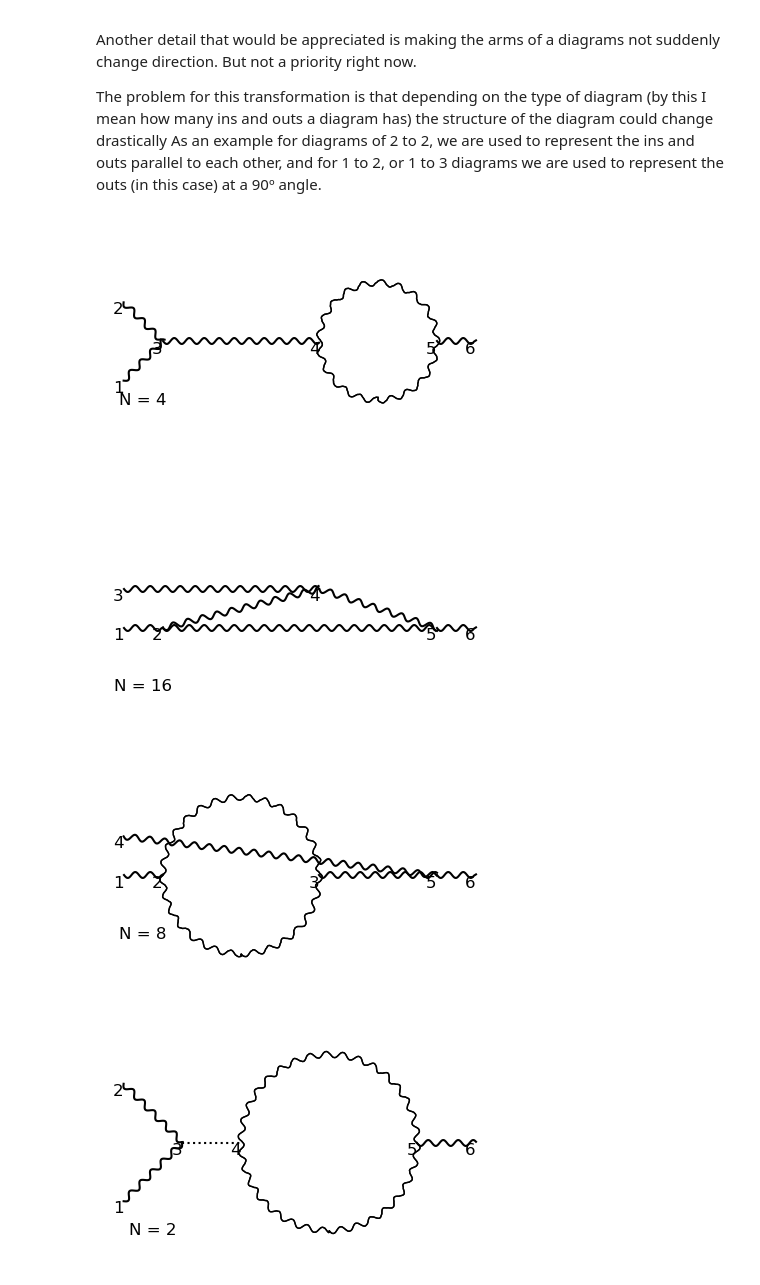
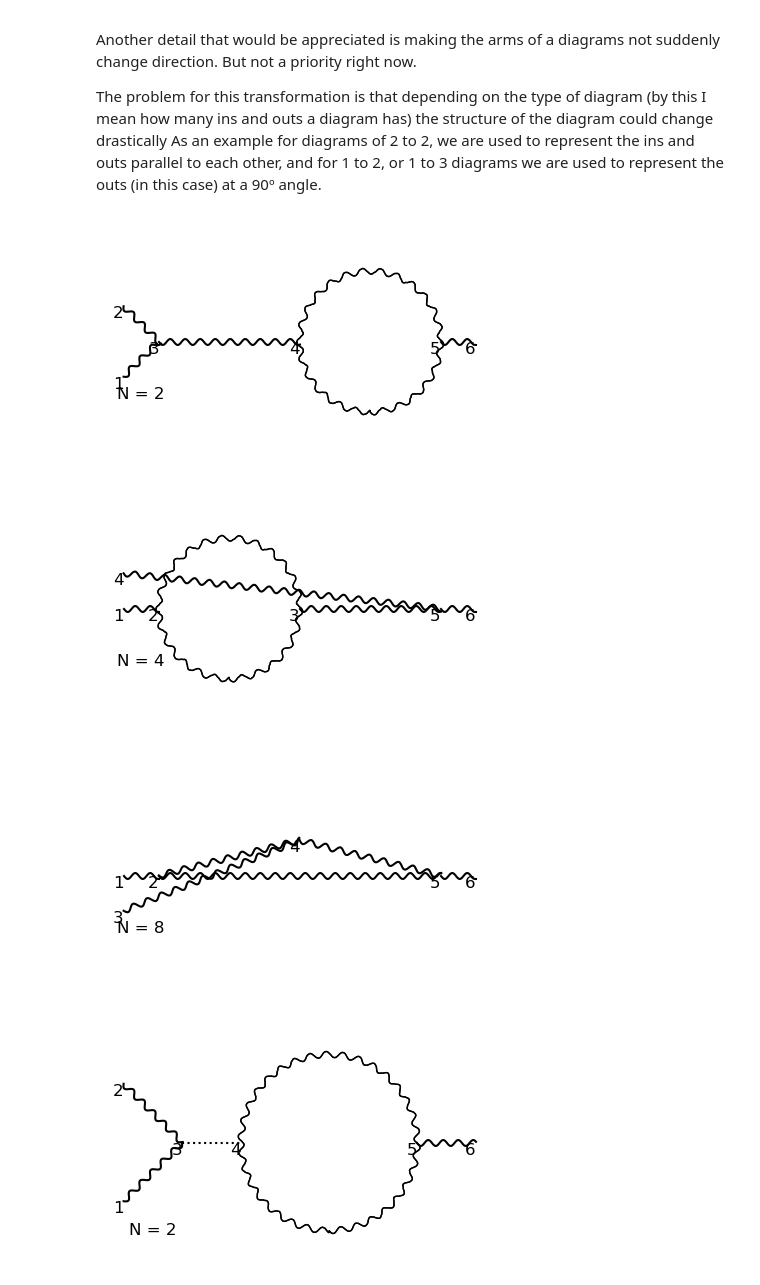
Before and after one commit to liuzhuozhuo/edp-renormalization, a Jupyter notebook: python/development/multiparticles.ipynb, the cells around one changed output. Saved outputs shown, nothing was run; the diff lists cells and outputs as text; code cells hidden in the pictures.

Commit message:
reorganization and fixing part of the codes, such as the counting and some efficiency improvements

```diff
--- a/python/development/multiparticles.ipynb
+++ b/python/development/multiparticles.ipynb
@@ -684,7 +683,7 @@ The number of diagrams produced can vary a lot depending on the diagrams involve
 
 Another thing we have to take into account is that when there is a loop, we need to add a counterterm diagram to "correct" the divergence produced.
 # %%
-def combine_diagrams_order (points, paths, offset = 0):
+def combine_diagrams_order (points, paths, number, offset = 0):
     curr_max_order = len(points)
     n_types = len(paths[0][0])
     max_points = np.zeros((n_types, 2), dtype=int)
@@ -732,6 +731,7 @@ def combine_diagrams_order (points, paths, offset = 0):
     if len(points) == 1:
         new_points = np.zeros((n_types*n_connec+d, len(points[0][0]) + len(points[-1][0]), 2))
         new_paths = np.zeros((n_types*n_connec+d, n_types, len(paths[0][0]) + len(paths[-1][0])+np.max(max_connections)+f , 2), dtype=int)
+        new_number = np.zeros((n_types*n_connec+d, 1), dtype=int)
         for i in range(len(paths[0])):
             for j in range(len(paths[-1])):
                 dummy_points, dummy_paths = connection(trim_zeros_2D(points[0][i]), trim_zeros_3D(paths[0][i], axis=1), trim_zeros_2D(points[-1][j]), trim_zeros_3D(paths[-1][j], axis = 1), offset=offset)
@@ -742,10 +742,12 @@ def combine_diagrams_order (points, paths, offset = 0):
                     for l in range(n_types):
                         for m in range(len(simp_paths[0])):
                             new_paths[n, l, m] = simp_paths[l, m]
+                    new_number[n] = number[0][i] * number[-1][j]
                     n += 1
     else:
         new_points = np.zeros((n_types*len(paths[0])*len(paths[-1])*n_connec+d, len(points[0][0]) + len(points[-1][0]), 2))
         new_paths = np.zeros((n_types*len(paths[0])*len(paths[-1])*n_connec+d, n_types, len(paths[0][0]) + len(paths[-1][0])+np.max(max_connections)+d, 2), dtype=int)
+        new_number = np.zeros((n_types*len(paths[0])*len(paths[-1])*n_connec+d, 1), dtype=int)
         for i in range(len(paths[0])):
             for j in range(len(paths[-1])):
                 dummy_points, dummy_paths = connection(trim_zeros_2D(points[0][i]), trim_zeros_3D(paths[0][i], axis=1), trim_zeros_2D(points[-1][j]), trim_zeros_3D(paths[-1][j], axis = 1), offset=offset)
@@ -756,15 +758,7 @@ def combine_diagrams_order (points, paths, offset = 0):
                     for l in range(n_types):
                         for m in range(len(simp_paths[0])):
                             new_paths[n, l, m] = simp_paths[l, m]
-                    n += 1
-                dummy_points, dummy_paths = connection(trim_zeros_2D(points[-1][j]), trim_zeros_3D(paths[-1][j], axis=1), trim_zeros_2D(points[0][i]), trim_zeros_3D(paths[0][i], axis = 1), offset=offset)
-                for k in range(len(dummy_paths)):
-                    simp_points, simp_paths = simplify_diagram(dummy_points, trim_zeros_3D(dummy_paths[k], axis=1))
-                    for l in range(len(simp_points)):
-                        new_points[n, l] = simp_points[l]
-                    for l in range(n_types):
-                        for m in range(len(simp_paths[0])):
-                            new_paths[n, l, m] = simp_paths[l, m]
+                    new_number[n] = number[0][i] * number[-1][j]
                     n += 1
         for i in range(1, curr_max_order):
             for j in range(i-1, len(paths)):
@@ -779,6 +773,7 @@ def combine_diagrams_order (points, paths, offset = 0):
                                 for o in range(n_types):
                                     for p in range(len(simp_paths[0])):
                                         new_paths[n, o, p] = simp_paths[o, p]
+                                new_number[n] = number[i][k] * number[j][l]
                                 n += 1
                     for k in range(len(can_paths[i])):
                         for l in range(len(paths[j])):
@@ -790,13 +785,13 @@ def combine_diagrams_order (points, paths, offset = 0):
                                 for o in range(n_types):
                                     for p in range(len(simp_paths[0])):
                                         new_paths[n, o, p] = simp_paths[o, p]
+                                new_number[n] = number[i][k] * number[j][l]
                                 n += 1
-
-
-    return new_points, new_paths
+    return new_points, new_paths, new_number
 # %%
-points_2nd, paths_2nd = combine_diagrams_order([can_points_1st], [can_paths_1st], offset=0)
-points_3rd, paths_3rd = combine_diagrams_order([can_points_1st, points_2nd], [can_paths_1st, paths_2nd], offset=0)
+number_1st = np.array([[1],[1], [1], [1]])
+points_2nd, paths_2nd, numbers_2nd = combine_diagrams_order([can_points_1st], [can_paths_1st], [number_1st], offset=0)
+points_3rd, paths_3rd, numbers_3rd = combine_diagrams_order([can_points_1st, points_2nd], [can_paths_1st, paths_2nd], [number_1st, numbers_2nd],  offset=0)
 # %% [markdown]
 ### Group diagrams
 
@@ -813,13 +808,13 @@ def all_components_in_other(array1, array2):
             return False
     return True
 
-def group_diagrams (points, paths):
+def group_diagrams (points, paths, number):
     group_paths = np.zeros((1, len(paths[0]), len(paths[0, 0]), 2), dtype=int)
     group_points = np.zeros((1, len(points[0]), 2))
     group_paths[0] = paths[0]
     group_points[0] = points[0]
     count = np.zeros((1), dtype=int)
-    count[0] = 1
+    count[0] = number[0][0]
     for i in range(1, len(paths)):
         if (paths[i] == 0).all():
             continue
@@ -834,14 +829,14 @@ def group_diagrams (points, paths):
                     break
             if cont_2:
                 cont = False
-                count[j] += 1
+                count[j] += number[i][0]
                 break
             else:
                 cont = True
         if cont:
             group_paths = np.append(group_paths, [paths[i]], axis=0)
             group_points = np.append(group_points, [points[i]], axis=0)
-            count = np.append(count, [1])
+            count = np.append(count, [number[i][0]], axis=0)
     return group_points, group_paths, count
 # %% [markdown]
 ### Correct the diagrams
@@ -935,22 +930,23 @@ def detect_superposition(points, paths):
                         continue
         return points, paths
 # %%
-points3, paths3, count3 = group_diagrams(points_3rd, paths_3rd)
+
+points3, paths3, count3 = group_diagrams(points_3rd, paths_3rd, numbers_3rd)
 
 for i in range(len(paths3)):
     in_out_paths_3 = in_out_paths(paths3[i])
     inp = 0
     out = 0
     for j in range(len(paths3[0])):
         inp += len(np.trim_zeros(in_out_paths_3[j, 0]))
         out += len(np.trim_zeros(in_out_paths_3[j, 1]))
     if inp == 1 and out == 2:
         points3[i], paths3[i] = detect_superposition(points3[i], paths3[i])
         represent_diagram(reposition_diagram(points3[i], in_out_paths_3), paths3[i], index=True, line=["photon", "dotted"], colors=["black", "black"], number=count3[i])
 # %% [output]
-[figure, old version]
+[figure, new version]
-[figure, old version]
+[figure, new version]
-[figure, old version]
+[figure, new version]
 [figure]
 [figure]
 [figure]
```
Also changed, not shown: parts of 4 cells of this notebook, 5 other files.
